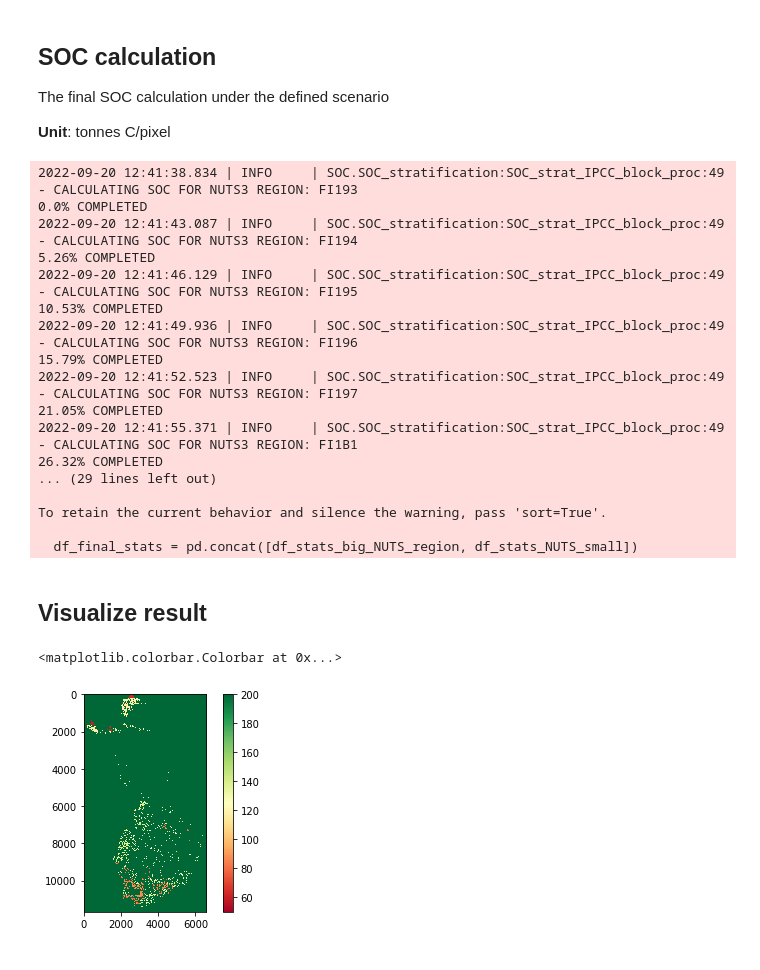
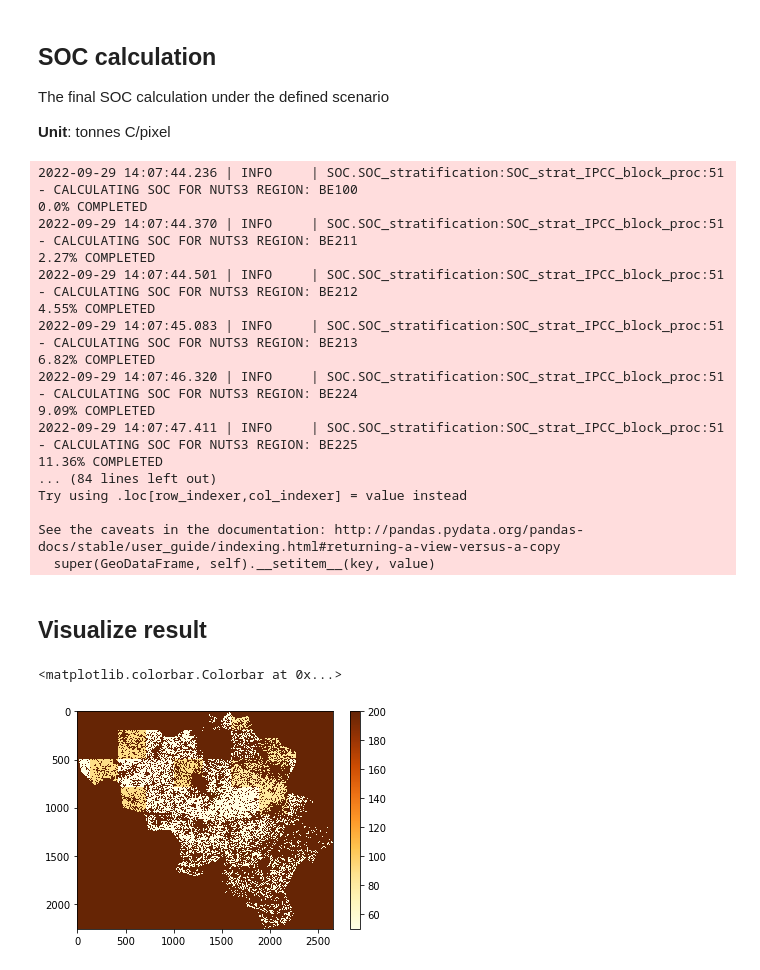
Before and after one commit to eea/ETC-LULUCF, a Jupyter notebook: notebooks/SOC_change_cropland_grassland_V_2022_09_23.ipynb, the cells around one changed output. Saved outputs shown, nothing was run; the diff lists cells and outputs as text; code cells hidden in the pictures.

```diff
--- a/notebooks/SOC_change_cropland_grassland_V_2022_09_23.ipynb
+++ b/notebooks/SOC_change_cropland_grassland_V_2022_09_23.ipynb
@@ -156,11 +175,11 @@ Decision try to select stock change factors if is enabled:
 # %%
 #### the scenario settings to define
 dict_stock_change_factors = {
-    'Cropland': {'FMG': 3, 'FI': 4},
-    'Grassland': {'FMG': 1, 'FI': 1}}
+    'Cropland': {'FMG': 1, 'FI': 1, 'FLU': 1}}
+#'Grassland': {'FMG': 1, 'FI': 1}
 
 # this name will be used in the NUTS stats naming and SOC raster layer so that they can be easily linked to a specific scenario
-scenario_name = 'Scenario_NUTS_specific'
+scenario_name = 'Scenario_1_baseline'
 # %% [markdown]
 ### Specify area of interest
 (running on the entire EEA39 extent is not recommended in a Notebook environment due to memory limitations!)
@@ -210,10 +229,10 @@ Options for selecting countries are the following ones:
 In the cell below the user should define which kind of settings should be used for the processing
 # %%
 #select now the country of interest; if set to None the entire EEA39 extent will be processed
-Country = 'FI'
+Country = 'BE'
 
-### Define now the way the stock change factors should be defined. If set to false the baseline will be used for all NUTS regions
-run_NUTS_specific_scenario =  True
+### Define now the way the stock change factors should be defined. If set to false the default (defined in 'dict_stock_change_factors') will be used for all NUTS regions
+run_NUTS_specific_scenario =  False
 
 ## Define if stats should be derived at NUTS level:
 add_stats_NUTS_level = True
@@ -225,6 +244,12 @@ elif Country is not None:
     NUTS_based_processing = False
 else:
     NUTS_based_processing = True
+
+
+## In case the baseline is used instead of the current FLU (based on CLC input layer).
+## For baseline --> Set to True ('dict_stock_change_factors' input will be used)
+## For current --> Set to False
+Fixed_factor_FLU = True
 
 
 ## dictionary that will define all the flexible parameters that are set by the user
@@ -248,8 +273,9 @@ settings = {
     'add_stats_NUTS_level': add_stats_NUTS_level,
     'Fixed_factor_FMG': True,
     'Fixed_factor_FI': True,
+    'Fixed_factor_FLU': Fixed_factor_FLU,
     'overwrite': False,
-    'commit_id': 'bcfbc8fe0eb6318c51f34ebc7a57e5f37e1d7230' #way to link the output maps with a certain version of the code. The commit ID will be written in the metadata of the maps
+    'commit_id': '3eb0ca6b2b945125f5eab2fc211b6c3d3f390299' #way to link the output maps with a certain version of the code. The commit ID will be written in the metadata of the maps
 }
 # %% [markdown]
  **FOR NUTS SPECIFIC PROCESSING ALL THE CELLS UNTIL 'SOC calculation' can be skipped**
@@ -305,32 +331,36 @@ if not NUTS_based_processing:
 else:
     SOC_strat_IPCC_block_proc(settings)
 # %% [output]
-2022-09-20 12:41:38.834 | INFO     | SOC.SOC_stratification:SOC_strat_IPCC_block_proc:49 - CALCULATING SOC FOR NUTS3 REGION: FI193
+2022-09-29 14:07:44.236 | INFO     | SOC.SOC_stratification:SOC_strat_IPCC_block_proc:51 - CALCULATING SOC FOR NUTS3 REGION: BE100
 0.0% COMPLETED
-2022-09-20 12:41:43.087 | INFO     | SOC.SOC_stratification:SOC_strat_IPCC_block_proc:49 - CALCULATING SOC FOR NUTS3 REGION: FI194
-5.26% COMPLETED
-2022-09-20 12:41:46.129 | INFO     | SOC.SOC_stratification:SOC_strat_IPCC_block_proc:49 - CALCULATING SOC FOR NUTS3 REGION: FI195
-10.53% COMPLETED
-2022-09-20 12:41:49.936 | INFO     | SOC.SOC_stratification:SOC_strat_IPCC_block_proc:49 - CALCULATING SOC FOR NUTS3 REGION: FI196
-15.79% COMPLETED
-2022-09-20 12:41:52.523 | INFO     | SOC.SOC_stratification:SOC_strat_IPCC_block_proc:49 - CALCULATING SOC FOR NUTS3 REGION: FI197
-21.05% COMPLETED
-2022-09-20 12:41:55.371 | INFO     | SOC.SOC_stratification:SOC_strat_IPCC_block_proc:49 - CALCULATING SOC FOR NUTS3 REGION: FI1B1
-26.32% COMPLETED
-... (29 lines left out)
+2022-09-29 14:07:44.370 | INFO     | SOC.SOC_stratification:SOC_strat_IPCC_block_proc:51 - CALCULATING SOC FOR NUTS3 REGION: BE211
+2.27% COMPLETED
+2022-09-29 14:07:44.501 | INFO     | SOC.SOC_stratification:SOC_strat_IPCC_block_proc:51 - CALCULATING SOC FOR NUTS3 REGION: BE212
+4.55% COMPLETED
+2022-09-29 14:07:45.083 | INFO     | SOC.SOC_stratification:SOC_strat_IPCC_block_proc:51 - CALCULATING SOC FOR NUTS3 REGION: BE213
+6.82% COMPLETED
+2022-09-29 14:07:46.320 | INFO     | SOC.SOC_stratification:SOC_strat_IPCC_block_proc:51 - CALCULATING SOC FOR NUTS3 REGION: BE224
+9.09% COMPLETED
+2022-09-29 14:07:47.411 | INFO     | SOC.SOC_stratification:SOC_strat_IPCC_block_proc:51 - CALCULATING SOC FOR NUTS3 REGION: BE225
+11.36% COMPLETED
+... (84 lines left out)
+Try using .loc[row_indexer,col_indexer] = value instead
 
-To retain the current behavior and silence the warning, pass 'sort=True'.
-
-  df_final_stats = pd.concat([df_stats_big_NUTS_region, df_stats_NUTS_small])
+See the caveats in the documentation: http://pandas.pydata.org/pandas-docs/stable/user_guide/indexing.html#returning-a-view-versus-a-copy
+  super(GeoDataFrame, self).__setitem__(key, value)
 # %% [markdown]
 ## Visualize result
 # %%
-dir_SOC_scenario = os.path.join(os.getcwd(), 'output', 'SOC_scenario', Country,'SOC_{}_{}.tif'.format(scenario_name, Country))
+if Country != None:
+    dir_SOC_scenario = os.path.join(os.getcwd(), 'output', 'SOC_scenario', Country,'SOC_{}_{}.tif'.format(scenario_name, Country))
+else:
+    dir_SOC_scenario = os.path.join(os.getcwd(), 'output', 'SOC_scenario','SOC_{}_{}.tif'.format(scenario_name, 'EEA39'))
+
 SOC_outcome_array = rasterio.open(dir_SOC_scenario).read(1)
 
-plt.imshow(SOC_outcome_array, cmap=plt.get_cmap('RdYlGn'),
+plt.imshow(SOC_outcome_array, cmap=plt.get_cmap('YlOrBr'),
                vmin=50, vmax=200)
 plt.colorbar()
 # %% [output]
 <matplotlib.colorbar.Colorbar at 0x...>
-[figure, old version]
+[figure, new version]
```
Also changed, not shown: parts of 2 cells of this notebook.
